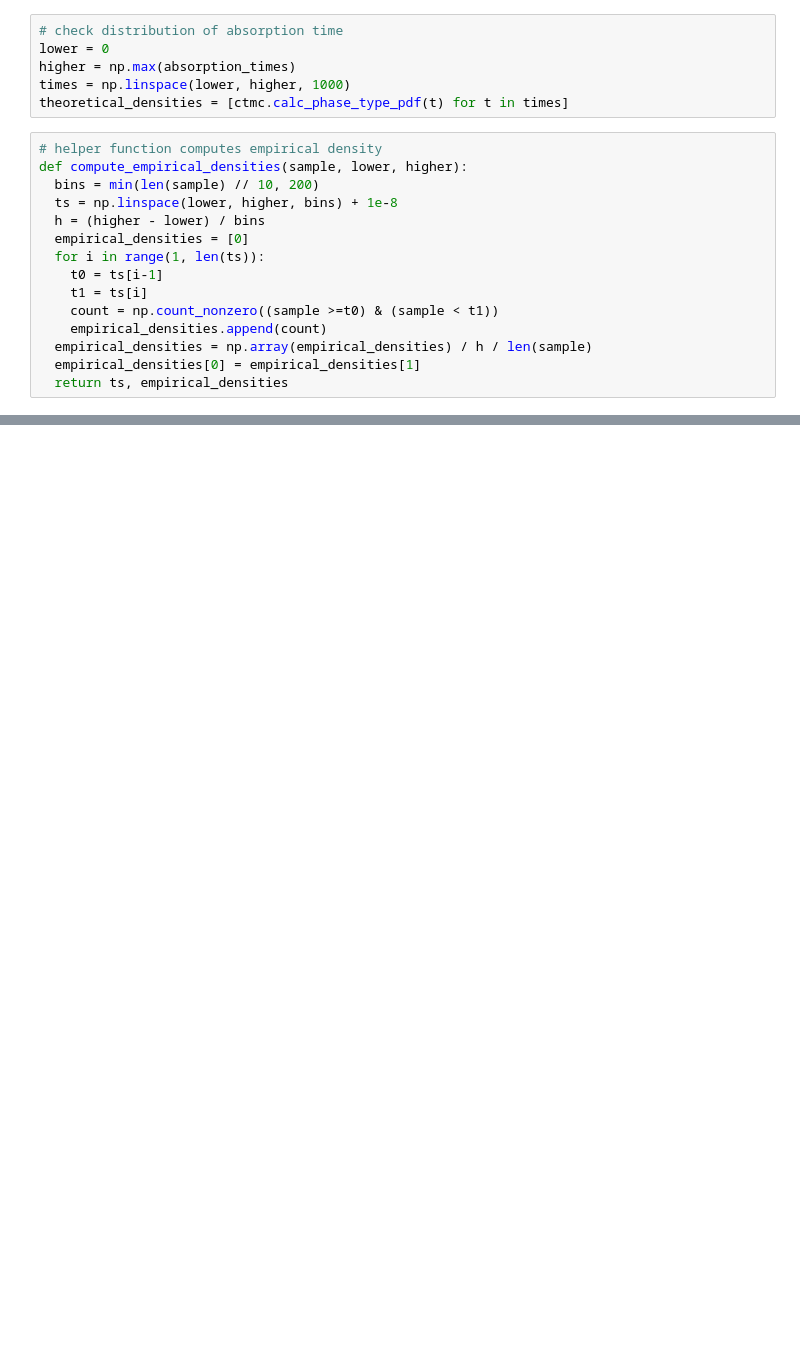
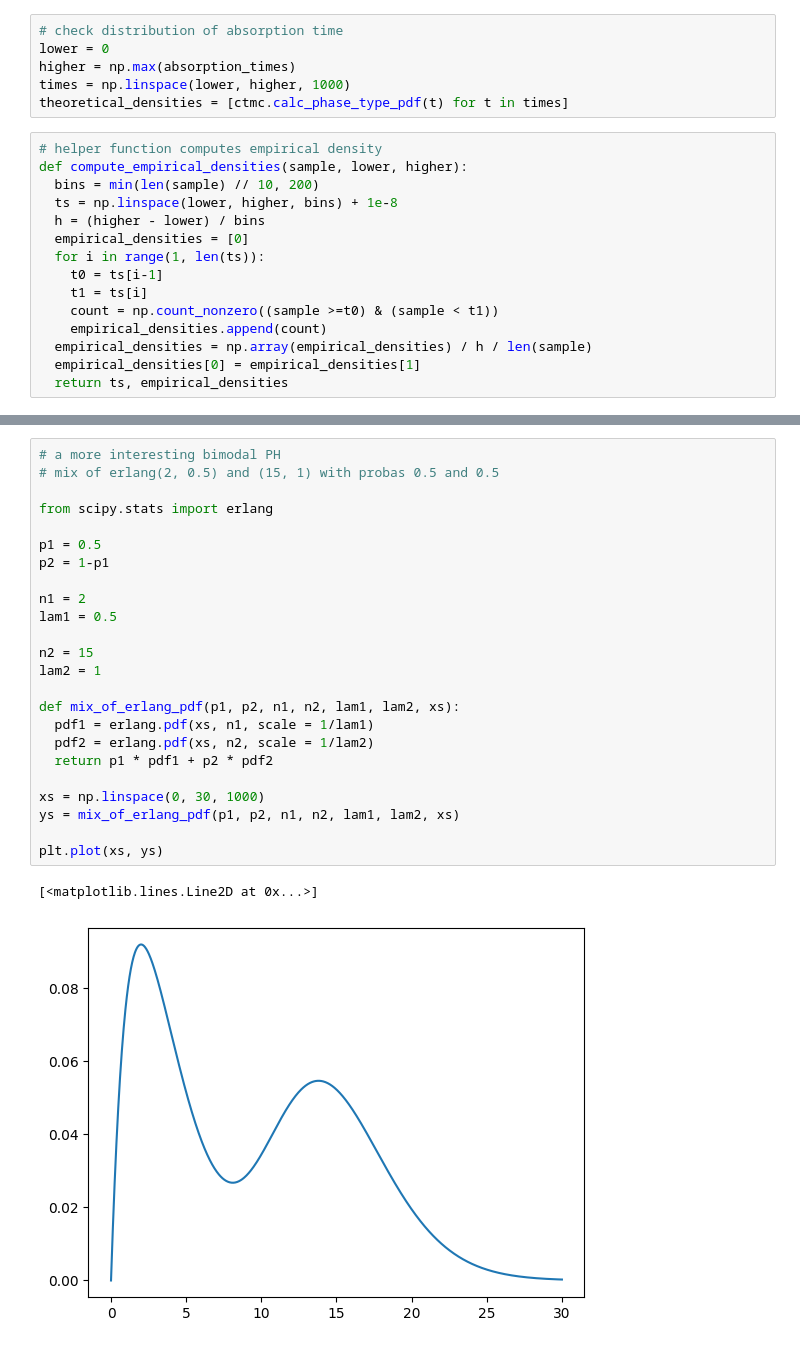
Before and after one commit to simonsavine/phasetype, a Jupyter notebook: markov_chain_simulation_continuous_time.ipynb, the cells around one changed output, grey strips where cells are left out. Saved outputs shown, nothing was run; the diff lists cells and outputs as text; blank space fills up the shorter version.

```diff
--- a/markov_chain_simulation_continuous_time.ipynb
+++ b/markov_chain_simulation_continuous_time.ipynb
@@ -286,0 +286,27 @@ plt.tight_layout(rect=[0, 0.05, 1, 0.98])
+# %%
+# a more interesting bimodal PH
+# mix of erlang(2, 0.5) and (15, 1) with probas 0.5 and 0.5
+
+from scipy.stats import erlang
+
+p1 = 0.5
+p2 = 1-p1
+
+n1 = 2
+lam1 = 0.5
+
+n2 = 15
+lam2 = 1
+
+def mix_of_erlang_pdf(p1, p2, n1, n2, lam1, lam2, xs):
+  pdf1 = erlang.pdf(xs, n1, scale = 1/lam1)
+  pdf2 = erlang.pdf(xs, n2, scale = 1/lam2)
+  return p1 * pdf1 + p2 * pdf2
+
+xs = np.linspace(0, 30, 1000)
+ys = mix_of_erlang_pdf(p1, p2, n1, n2, lam1, lam2, xs)
+
+plt.plot(xs, ys)
+# %% [output]
+[<matplotlib.lines.Line2D at 0x...>]
+[figure, added]
```
Also changed, not shown: parts of 17 cells of this notebook.
